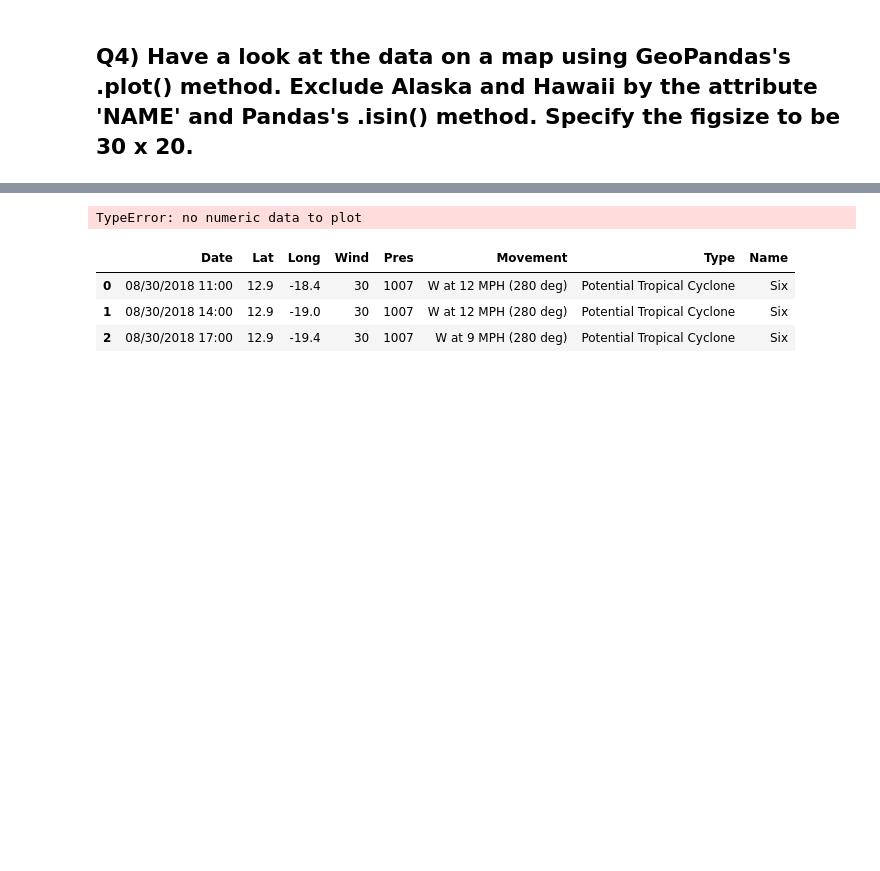
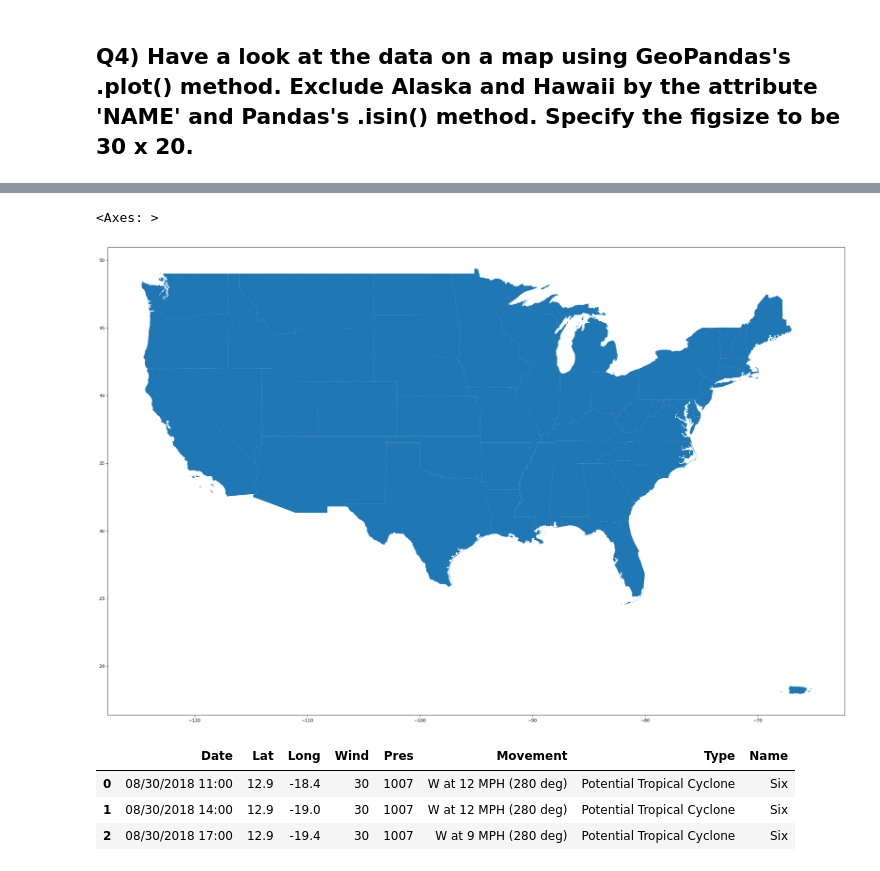
Before and after one commit to quentin02noel/2025_Intro_Python, a Jupyter notebook: notebook/W3_S2.ipynb, the cells around one changed output, grey strips where cells are left out. Saved outputs shown, nothing was run; the diff lists cells and outputs as text; code cells hidden in the pictures; blank space fills up the shorter version.

```diff
--- a/notebook/W3_S2.ipynb
+++ b/notebook/W3_S2.ipynb
@@ -184,8 +190,9 @@ KeyError: 'NAME'
 # %%
 #@markdown Fill in the blank code. Double-click here to reveal
 # Plot the US states (Alaska and Hawaii excluded)
-country[country['Name'].isin(['Alaska','Hawaii']) == False].plot(figsize=(30,20))
+country[country['NAME'].isin(['Alaska','Hawaii']) == False].plot(figsize=(30,20))
 # %% [output]
-TypeError: no numeric data to plot
+<Axes: >
+[figure, added]
 # %%
 # Read in the hurricane florence data, change the longitude, and have a look at the hurricane florence dataframe
```
Also changed, not shown: parts of 7 cells of this notebook.
